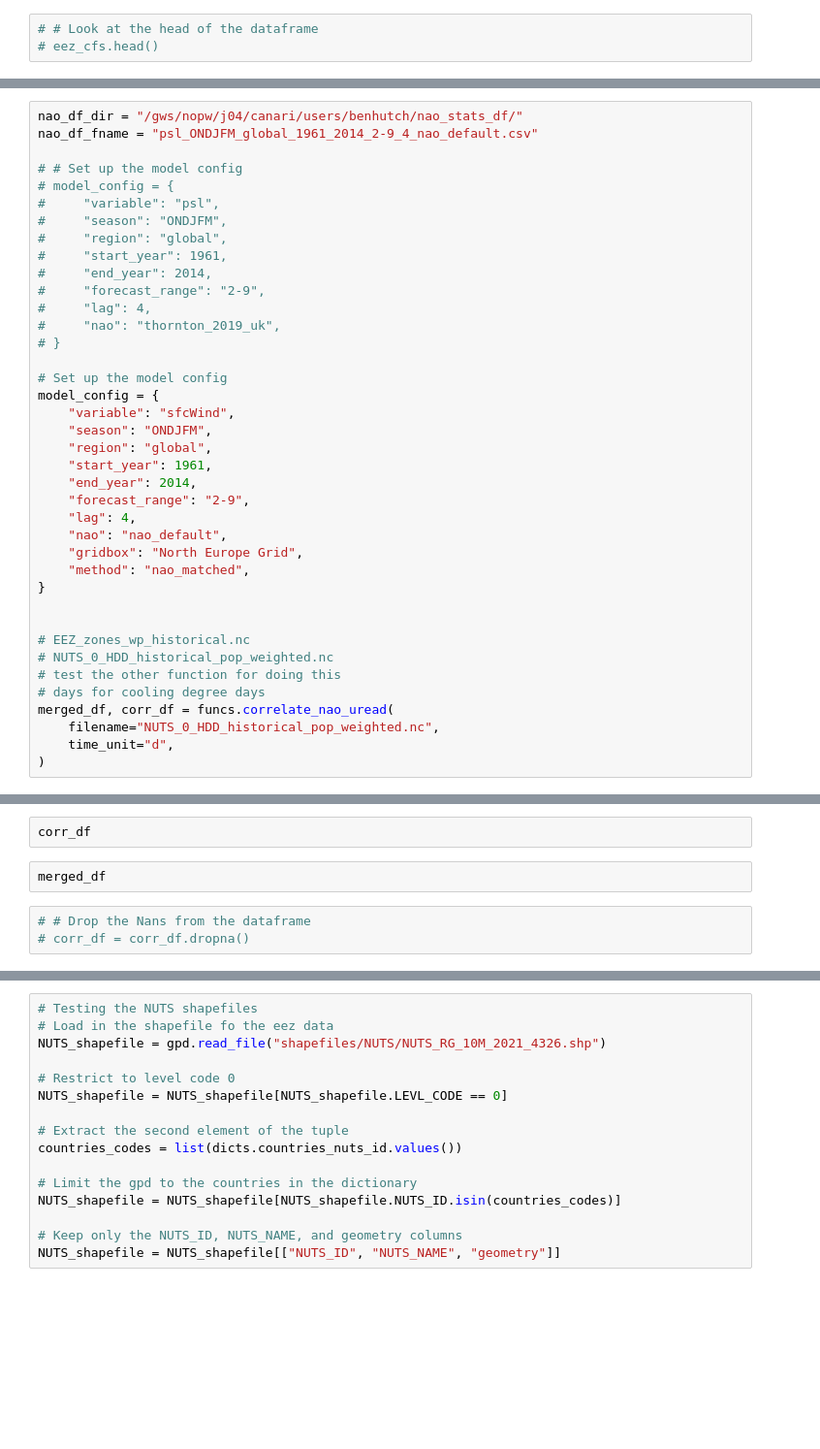
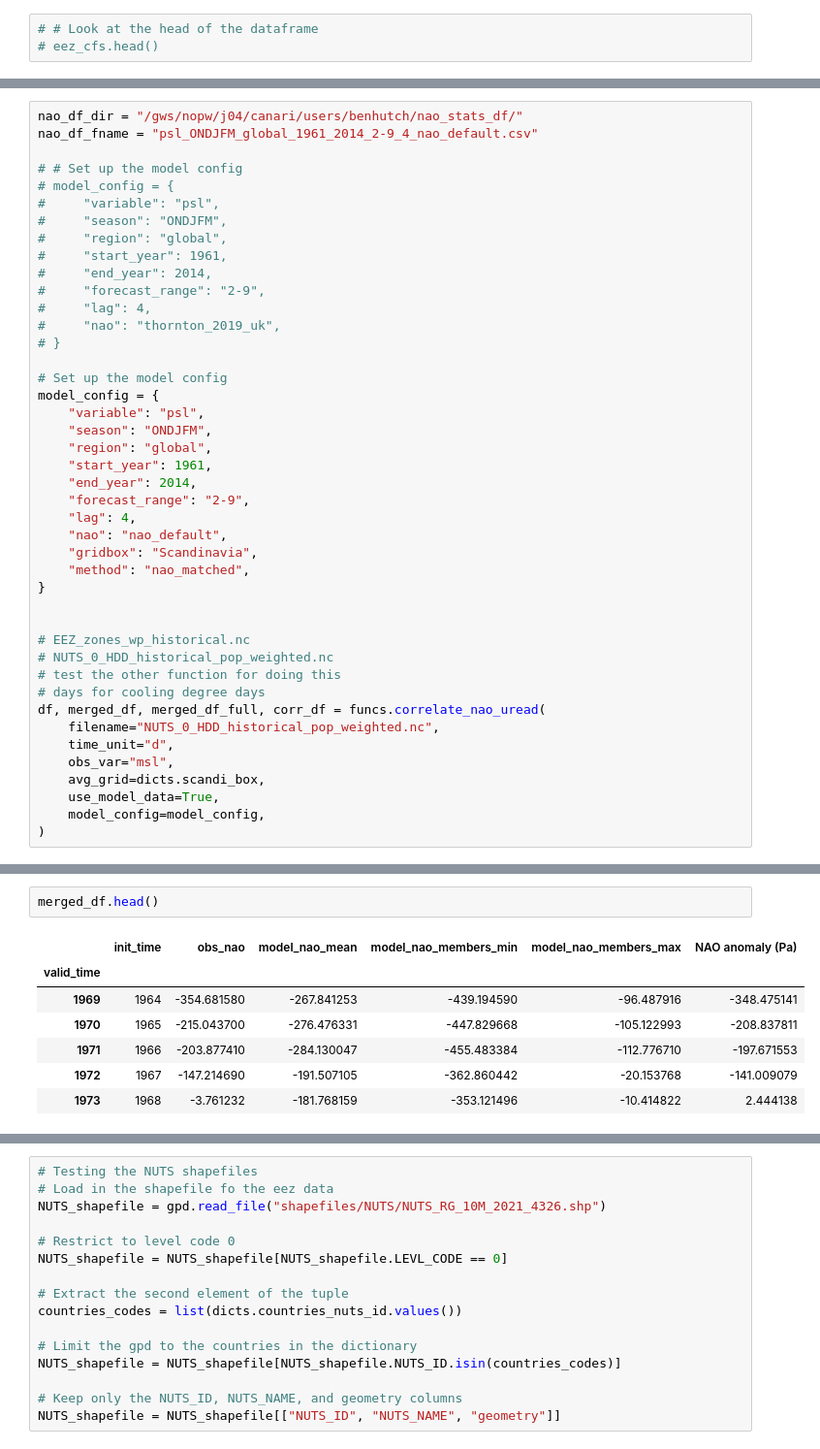
Before and after one commit to benhutchmet/energy-met-corr, a Jupyter notebook: testing-shapefiles.ipynb, the cells around one changed output, grey strips where cells are left out. Shown at 97% size. Saved outputs shown, nothing was run; the diff lists cells and outputs as text; blank space fills up the shorter version.

```diff
--- a/testing-shapefiles.ipynb
+++ b/testing-shapefiles.ipynb
@@ -230,7 +234,7 @@ nao_df_fname = "psl_ONDJFM_global_1961_2014_2-9_4_nao_default.csv"
 
 # Set up the model config
 model_config = {
-    "variable": "sfcWind",
+    "variable": "psl",
     "season": "ONDJFM",
     "region": "global",
     "start_year": 1961,
@@ -238,7 +242,7 @@ model_config = {
     "forecast_range": "2-9",
     "lag": 4,
     "nao": "nao_default",
-    "gridbox": "North Europe Grid",
+    "gridbox": "Scandinavia",
     "method": "nao_matched",
 }
 
@@ -247,7 +251,11 @@ model_config = {
 # NUTS_0_HDD_historical_pop_weighted.nc
 # test the other function for doing this
 # days for cooling degree days
-merged_df, corr_df = funcs.correlate_nao_uread(
+df, merged_df, merged_df_full, corr_df = funcs.correlate_nao_uread(
     filename="NUTS_0_HDD_historical_pop_weighted.nc",
     time_unit="d",
+    obs_var="msl",
+    avg_grid=dicts.scandi_box,
+    use_model_data=True,
+    model_config=model_config,
 )
@@ -254,7 +280,10 @@ merged_df, corr_df = funcs.correlate_nao_uread(
-# %%
-corr_df
 # %%
-merged_df
+merged_df.head()
+# %% [output]
+|  | init_time | obs_nao | model_nao_mean | model_nao_members_min | model_nao_members_max | NAO anomaly (Pa) |
+| valid_time |  |  |  |  |  |  |
+| 1969 | 1964 | -354.681580 | -267.841253 | -439.194590 | -96.487916 | -348.475141 |
+| 1970 | 1965 | -215.043700 | -276.476331 | -447.829668 | -105.122993 | -208.837811 |
+| 1971 | 1966 | -203.877410 | -284.130047 | -455.483384 | -112.776710 | -197.671553 |
+| 1972 | 1967 | -147.214690 | -191.507105 | -362.860442 | -20.153768 | -141.009079 |
+| 1973 | 1968 | -3.761232 | -181.768159 | -353.121496 | -10.414822 | 2.444138 |
-# %%
-# # Drop the Nans from the dataframe
-# corr_df = corr_df.dropna()
```
Also changed, not shown: parts of 15 cells of this notebook, 2 other files.
